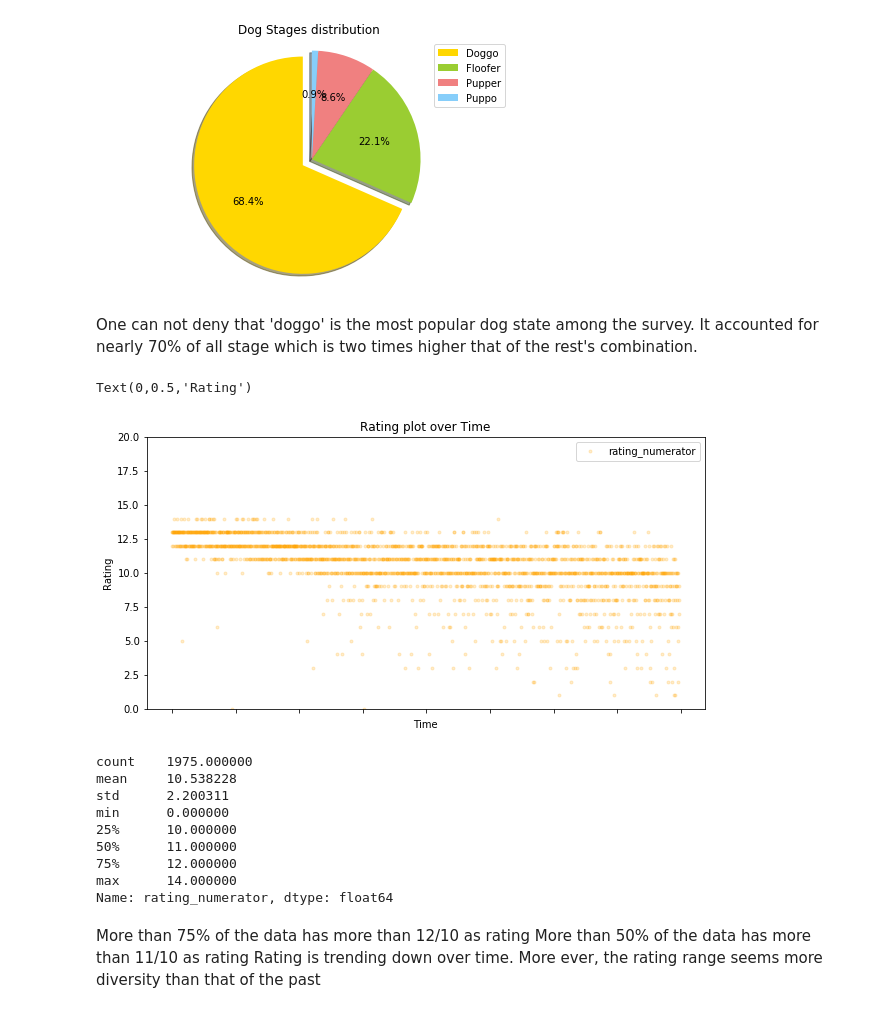
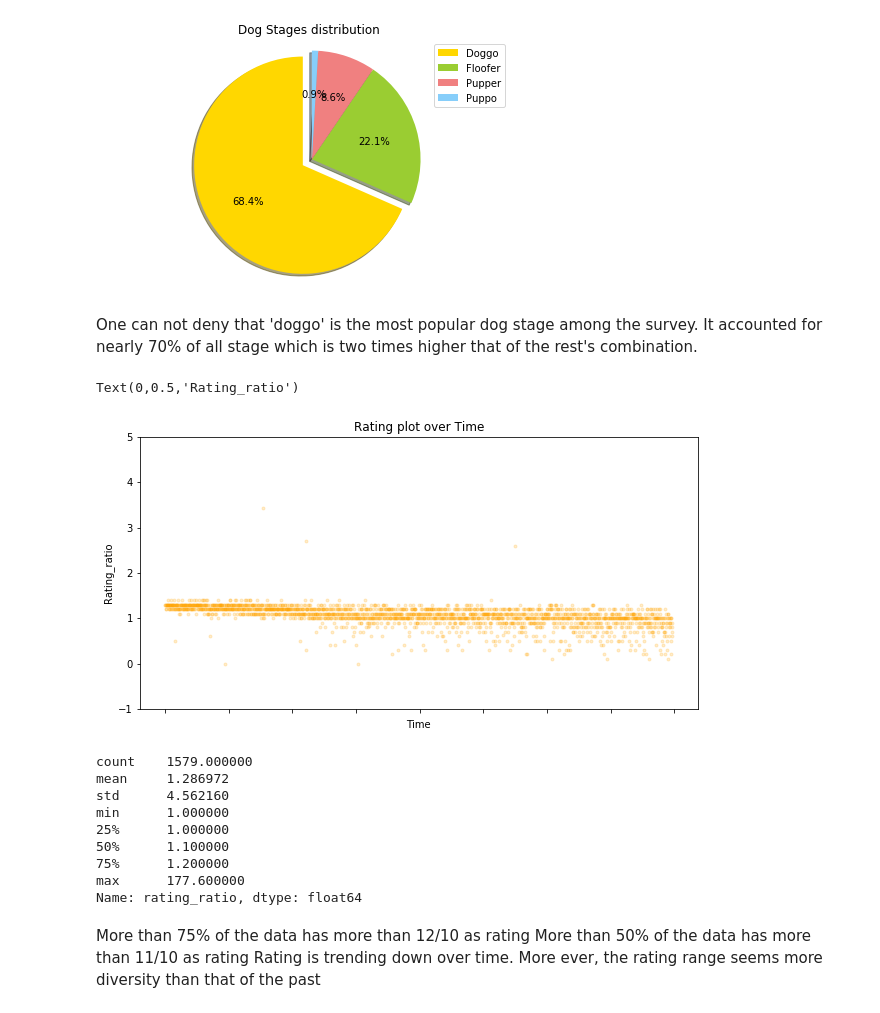
Before and after one commit to Hngo7/we-rate-dog, a Jupyter notebook: wrangle_act.ipynb, the cells around one changed output. Saved outputs shown, nothing was run; the diff lists cells and outputs as text; code cells hidden in the pictures.

Commit message:
Fixed data quality for better visualization. Create act_report.pdf as external docs

```diff
--- a/wrangle_act.ipynb
+++ b/wrangle_act.ipynb
@@ -568,30 +695,33 @@ plt.show()
 # %% [output]
 [figure]
 # %% [markdown]
-One can not deny that 'doggo' is the most popular dog state among the survey. It  accounted for nearly 70% of all stage which is two times higher that of the rest's combination.
+One can not deny that 'doggo' is the most popular dog stage among the survey. It  accounted for nearly 70% of all stage which is two times higher that of the rest's combination.
 # %%
 #Set timestamp as an index
-df_all = df_all.set_index('tweet_date')
-#Set our range of rating to take off the oulier
-df_all.plot(y ='rating_numerator', ylim=[0,20], figsize=(10, 5),style = '.', alpha = .2, color = 'orange')
-plt.title('Rating plot over Time')
+df_all.set_index('tweet_date', inplace = True)
+#calculation the rationg_ratio then plot it
+df_all['rating_ratio'] = df_all['rating_numerator']/df_all['rating_denominator']
+df_all['rating_ratio'].plot(figsize=(10, 5),style = '.', alpha = .2, color = 'orange')
+plt.title('Rating Ratio over Time')
 plt.xlabel('Time')
-plt.ylabel('Rating')
+plt.ylabel('Rating_ratio')
+#Set our range of rating ratio to easier read
+plt.ylim(-1,5)
 # %% [output]
-Text(0,0.5,'Rating')
+Text(0,0.5,'Rating_ratio')
-[figure, old version]
+[figure, new version]
 # %%
-df_all[df_all['rating_numerator'] <= 16]['rating_numerator'].describe()
+df_all[df_all['rating_ratio'] >=1]['rating_ratio'].describe()
 # %% [output]
-count    1975.000000
-mean     10.538228
-std      2.200311
-min      0.000000
-25%      10.000000
-50%      11.000000
-75%      12.000000
-max      14.000000
-Name: rating_numerator, dtype: float64
+count    1579.000000
+mean     1.286972
+std      4.562160
+min      1.000000
+25%      1.000000
+50%      1.100000
+75%      1.200000
+max      177.600000
+Name: rating_ratio, dtype: float64
 # %% [markdown]
 More than 75% of the data has more than 12/10 as rating
 More than 50% of the data has more than 11/10 as rating
```
Also changed, not shown: parts of 61 cells of this notebook, 9 other files.
